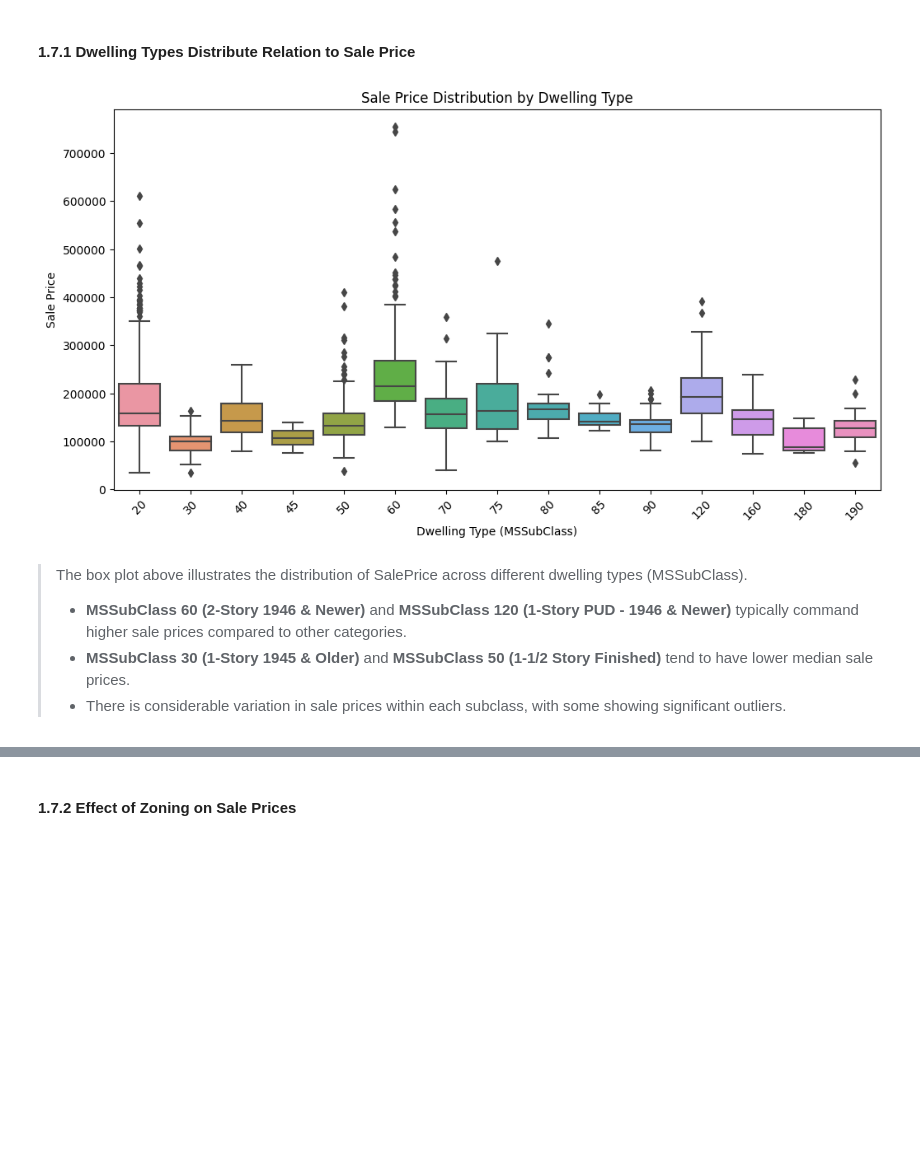
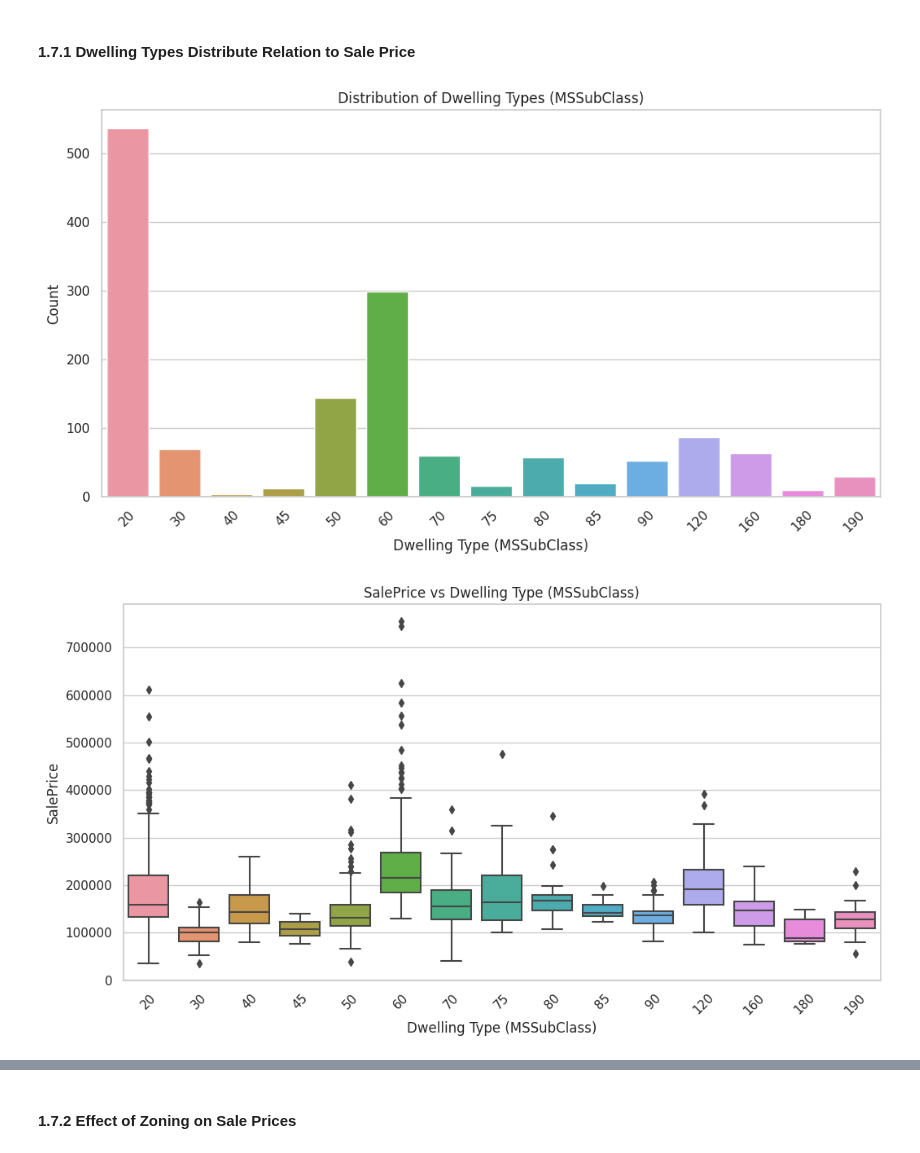
Before and after one commit to rishav21r/House-Prices---Advanced-Regression-Techniques, a Jupyter notebook: house_prices_advanced_regression.ipynb, the cells around one changed output, grey strips where cells are left out. Cells and saved outputs as stored; diff of their text form; code cells hidden in the pictures; blank space fills up the shorter version.

```diff
--- a/house_prices_advanced_regression.ipynb
+++ b/house_prices_advanced_regression.ipynb
@@ -405,29 +405,30 @@ qq_fig.show()
 - Do sale prices fluctuate from year to year?
 # %% [markdown]
 #### 1.7.1 Dwelling Types Distribute Relation to Sale Price
-# %%
-# Distribution of dwelling types and their relation to sale prices
-dwelling_price = train_df.groupby('MSSubClass')['SalePrice'].mean().reset_index()
-dwelling_distribution = train_df['MSSubClass'].value_counts().reset_index()
-
-# Alternative to ace_tools.display_dataframe_to_user
-#print("Dwelling Price DataFrame:")
-#display(dwelling_price)
-
-#print("Dwelling Distribution DataFrame:")
-#display(dwelling_distribution)
-
-plt.figure(figsize=(12, 6))
-sns.boxplot(x='MSSubClass', y='SalePrice', data=train_df)
-plt.title('Sale Price Distribution by Dwelling Type')
-plt.xlabel('Dwelling Type (MSSubClass)')
-plt.ylabel('Sale Price')
-plt.xticks(rotation=45)
-plt.show()
-# %% [output]
-[figure, removed]
-# %% [markdown]
->The box plot above illustrates the distribution of SalePrice across different dwelling types (MSSubClass).
->- **MSSubClass 60 (2-Story 1946 & Newer)** and **MSSubClass 120 (1-Story PUD - 1946 & Newer)** typically command higher sale prices compared to other categories.
->- **MSSubClass 30 (1-Story 1945 & Older)** and **MSSubClass 50 (1-1/2 Story Finished)** tend to have lower median sale prices.
->- There is considerable variation in sale prices within each subclass, with some showing significant outliers.
+# %%
+import matplotlib.pyplot as plt
+import seaborn as sns
+
+# Set the aesthetics for the plots
+sns.set(style="whitegrid")
+
+# Bar plot for MSSubClass distribution
+plt.figure(figsize=(12, 6))
+sns.countplot(x='MSSubClass', data=train_df)
+plt.title('Distribution of Dwelling Types (MSSubClass)')
+plt.xlabel('Dwelling Type (MSSubClass)')
+plt.ylabel('Count')
+plt.xticks(rotation=45)
+plt.show()
+
+# Box plot for MSSubClass vs SalePrice
+plt.figure(figsize=(12, 6))
+sns.boxplot(x='MSSubClass', y='SalePrice', data=train_df)
+plt.title('SalePrice vs Dwelling Type (MSSubClass)')
+plt.xlabel('Dwelling Type (MSSubClass)')
+plt.ylabel('SalePrice')
+plt.xticks(rotation=45)
+plt.show()
+# %% [output]
+[figure, added]
+[figure, added]
```
Also changed, not shown: parts of 14 cells of this notebook.
